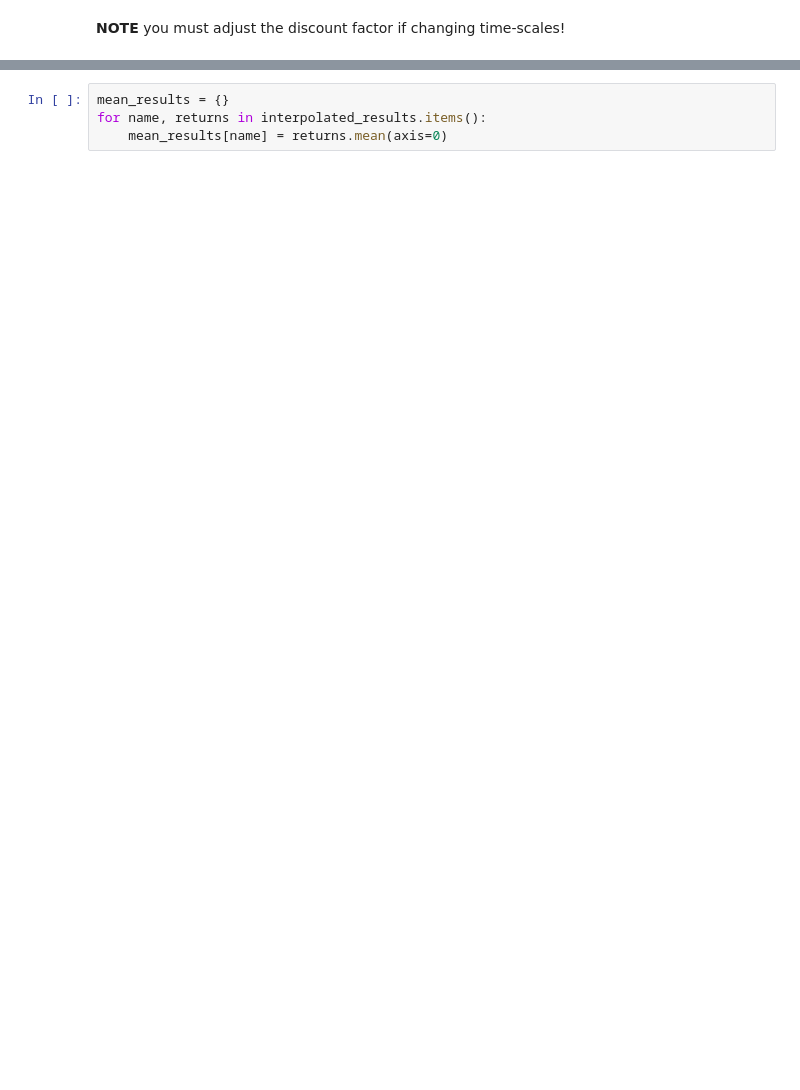
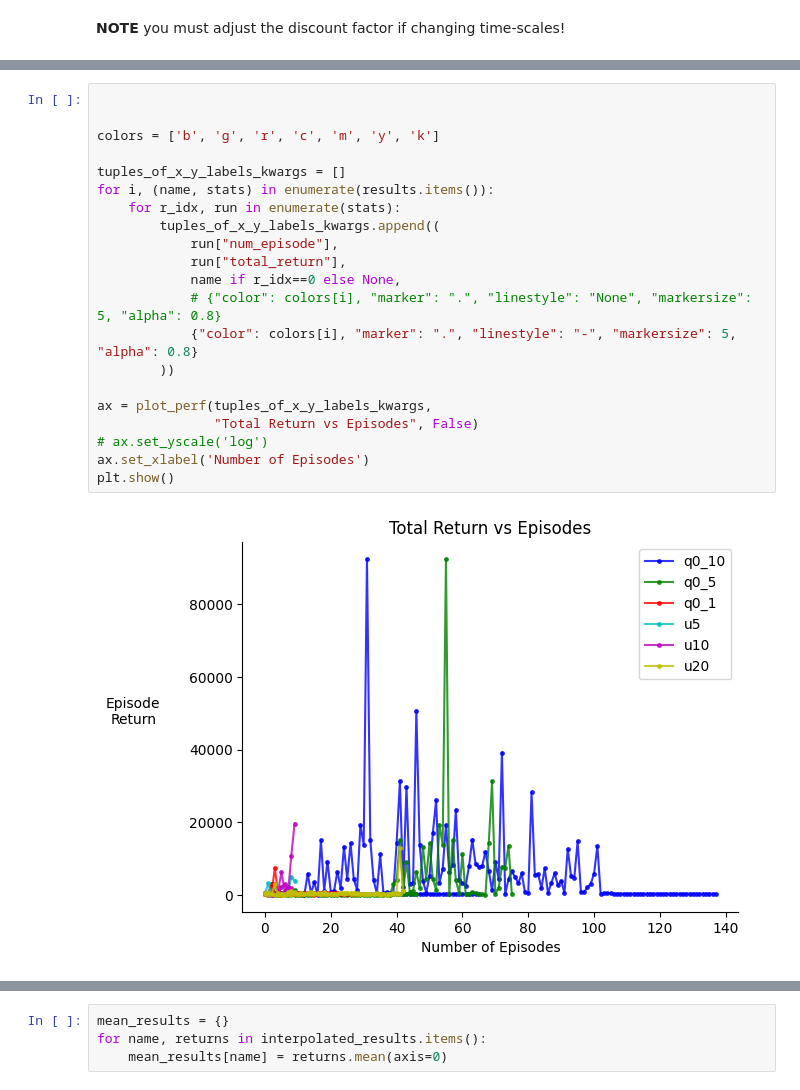
Before and after one commit to aa14k/adaptive_time, a Jupyter notebook: code/adaptive_time/notebooks/tradeoff_plots_alex.ipynb, the cells around one changed output, grey strips where cells are left out. Drawn from its saved outputs; the diff is of its cells as text; blank space fills up the shorter version.

```diff
--- a/code/adaptive_time/notebooks/tradeoff_plots_alex.ipynb
+++ b/code/adaptive_time/notebooks/tradeoff_plots_alex.ipynb
@@ -354,3 +368,26 @@ plt.show()
+# %%
+
+
+colors = ['b', 'g', 'r', 'c', 'm', 'y', 'k']
+
+tuples_of_x_y_labels_kwargs = []
+for i, (name, stats) in enumerate(results.items()):
+    for r_idx, run in enumerate(stats):
+        tuples_of_x_y_labels_kwargs.append((
+            run["num_episode"],
+            run["total_return"],
+            name if r_idx==0 else None,
+            # {"color": colors[i], "marker": ".", "linestyle": "None", "markersize": 5, "alpha": 0.8}
+            {"color": colors[i], "marker": ".", "linestyle": "-", "markersize": 5, "alpha": 0.8}
+        ))
+
+ax = plot_perf(tuples_of_x_y_labels_kwargs,
+               "Total Return vs Episodes", False)
+# ax.set_yscale('log')
+ax.set_xlabel('Number of Episodes')
+plt.show()
+# %% [output]
+[figure, added]
 # %%
 for x, y, label, kwargs in tuples_of_x_y_labels_kwargs:
     if label == "u20":
```
Also changed, not shown: parts of 16 cells of this notebook.
